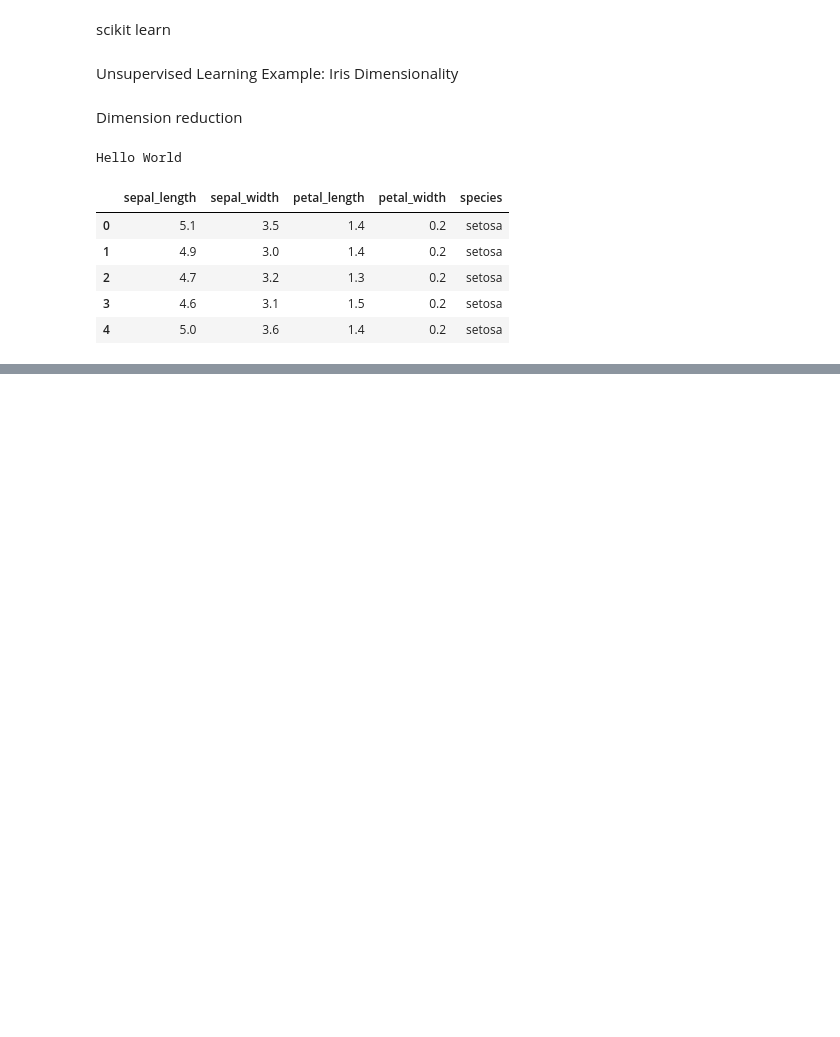
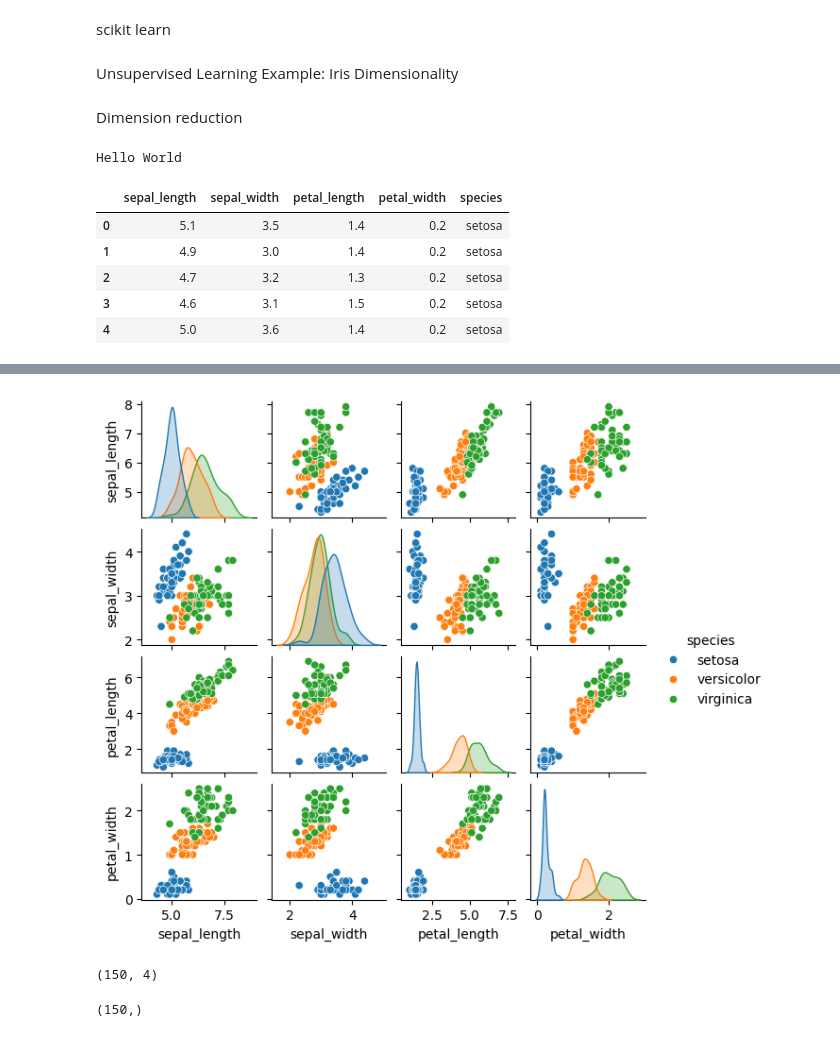
Before and after one commit to anumit-web/ML-Masterlist-2024, a Jupyter notebook: scikit-learn/scikit_learn_Masterlist_4.ipynb, the cells around one changed output, grey strips where cells are left out. Cells and saved outputs as stored; diff of their text form; code cells hidden in the pictures; blank space fills up the shorter version.

```diff
--- a/scikit-learn/scikit_learn_Masterlist_4.ipynb
+++ b/scikit-learn/scikit_learn_Masterlist_4.ipynb
@@ -23,0 +33,15 @@ iris.head()
+# %%
+import seaborn as sns
+sns.pairplot(iris, hue='species', height=1.5);
+# %% [output]
+[figure, added]
+# %%
+X_iris = iris.drop('species', axis=1)
+X_iris.shape
+# %% [output]
+(150, 4)
+# %%
+y_iris = iris['species']
+y_iris.shape
+# %% [output]
+(150,)
```
Also changed, not shown: parts of 3 cells of this notebook.
